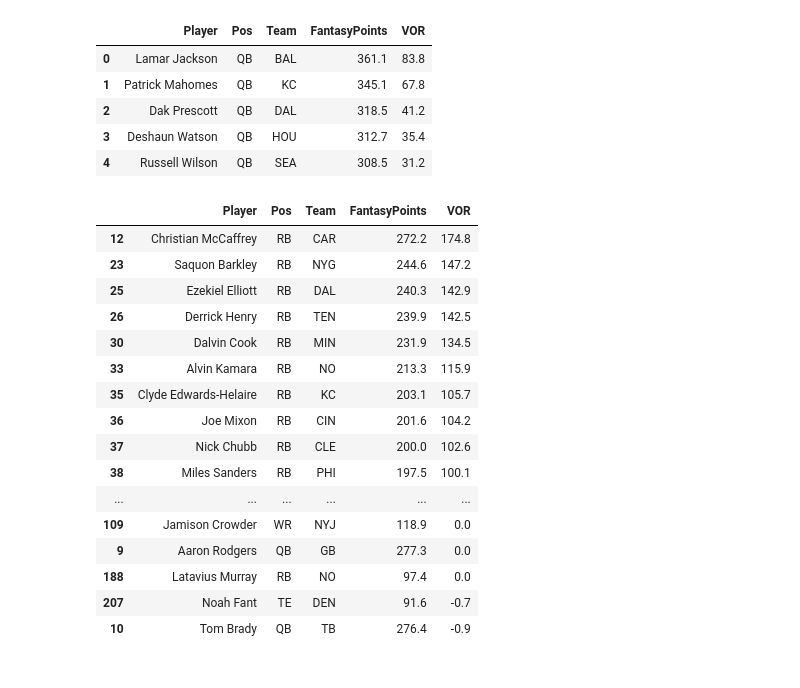
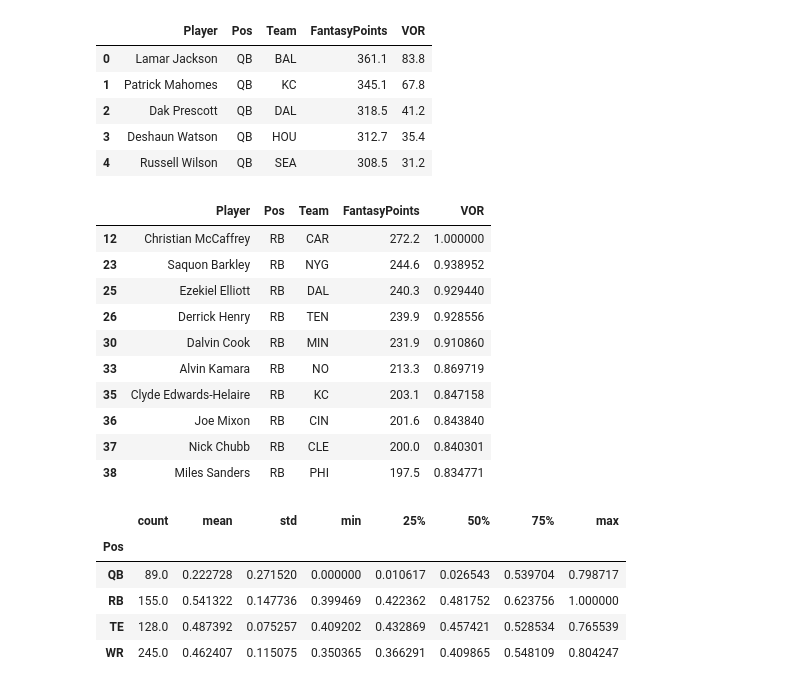
Before and after one commit to NustinJewman/PythonFFB, a Jupyter notebook: data_munging_notes_pt_2.ipynb, the cells around one changed output. Drawn from its saved outputs; the diff is of its cells as text; code cells hidden in the pictures.

```diff
--- a/data_munging_notes_pt_2.ipynb
+++ b/data_munging_notes_pt_2.ipynb
@@ -107,22 +134,25 @@ df.head()
 | 4 | Russell Wilson | QB | SEA | 308.5 | 31.2 |
 # %%
 pd.set_option('display.max_rows', None)
-df.sort_values(by='VOR',ascending=False).head(100)
+df.sort_values(by='VOR',ascending=False).head(10)
 # %% [output]
 |  | Player | Pos | Team | FantasyPoints | VOR |
-| 12 | Christian McCaffrey | RB | CAR | 272.2 | 174.8 |
-| 23 | Saquon Barkley | RB | NYG | 244.6 | 147.2 |
-| 25 | Ezekiel Elliott | RB | DAL | 240.3 | 142.9 |
-| 26 | Derrick Henry | RB | TEN | 239.9 | 142.5 |
-| 30 | Dalvin Cook | RB | MIN | 231.9 | 134.5 |
-| 33 | Alvin Kamara | RB | NO | 213.3 | 115.9 |
-| 35 | Clyde Edwards-Helaire | RB | KC | 203.1 | 105.7 |
-| 36 | Joe Mixon | RB | CIN | 201.6 | 104.2 |
-| 37 | Nick Chubb | RB | CLE | 200.0 | 102.6 |
-| 38 | Miles Sanders | RB | PHI | 197.5 | 100.1 |
-| ... | ... | ... | ... | ... | ... |
-| 109 | Jamison Crowder | WR | NYJ | 118.9 | 0.0 |
-| 9 | Aaron Rodgers | QB | GB | 277.3 | 0.0 |
-| 188 | Latavius Murray | RB | NO | 97.4 | 0.0 |
-| 207 | Noah Fant | TE | DEN | 91.6 | -0.7 |
-| 10 | Tom Brady | QB | TB | 276.4 | -0.9 |
+| 12 | Christian McCaffrey | RB | CAR | 272.2 | 1.000000 |
+| 23 | Saquon Barkley | RB | NYG | 244.6 | 0.938952 |
+| 25 | Ezekiel Elliott | RB | DAL | 240.3 | 0.929440 |
+| 26 | Derrick Henry | RB | TEN | 239.9 | 0.928556 |
+| 30 | Dalvin Cook | RB | MIN | 231.9 | 0.910860 |
+| 33 | Alvin Kamara | RB | NO | 213.3 | 0.869719 |
+| 35 | Clyde Edwards-Helaire | RB | KC | 203.1 | 0.847158 |
+| 36 | Joe Mixon | RB | CIN | 201.6 | 0.843840 |
+| 37 | Nick Chubb | RB | CLE | 200.0 | 0.840301 |
+| 38 | Miles Sanders | RB | PHI | 197.5 | 0.834771 |
+# %%
+df.groupby('Pos')['VOR'].describe()
+# %% [output]
+|  | count | mean | std | min | 25% | 50% | 75% | max |
+| Pos |  |  |  |  |  |  |  |  |
+| QB | 89.0 | 0.222728 | 0.271520 | 0.000000 | 0.010617 | 0.026543 | 0.539704 | 0.798717 |
+| RB | 155.0 | 0.541322 | 0.147736 | 0.399469 | 0.422362 | 0.481752 | 0.623756 | 1.000000 |
+| TE | 128.0 | 0.487392 | 0.075257 | 0.409202 | 0.432869 | 0.457421 | 0.528534 | 0.765539 |
+| WR | 245.0 | 0.462407 | 0.115075 | 0.350365 | 0.366291 | 0.409865 | 0.548109 | 0.804247 |
```
Also changed, not shown: parts of 7 cells of this notebook.
